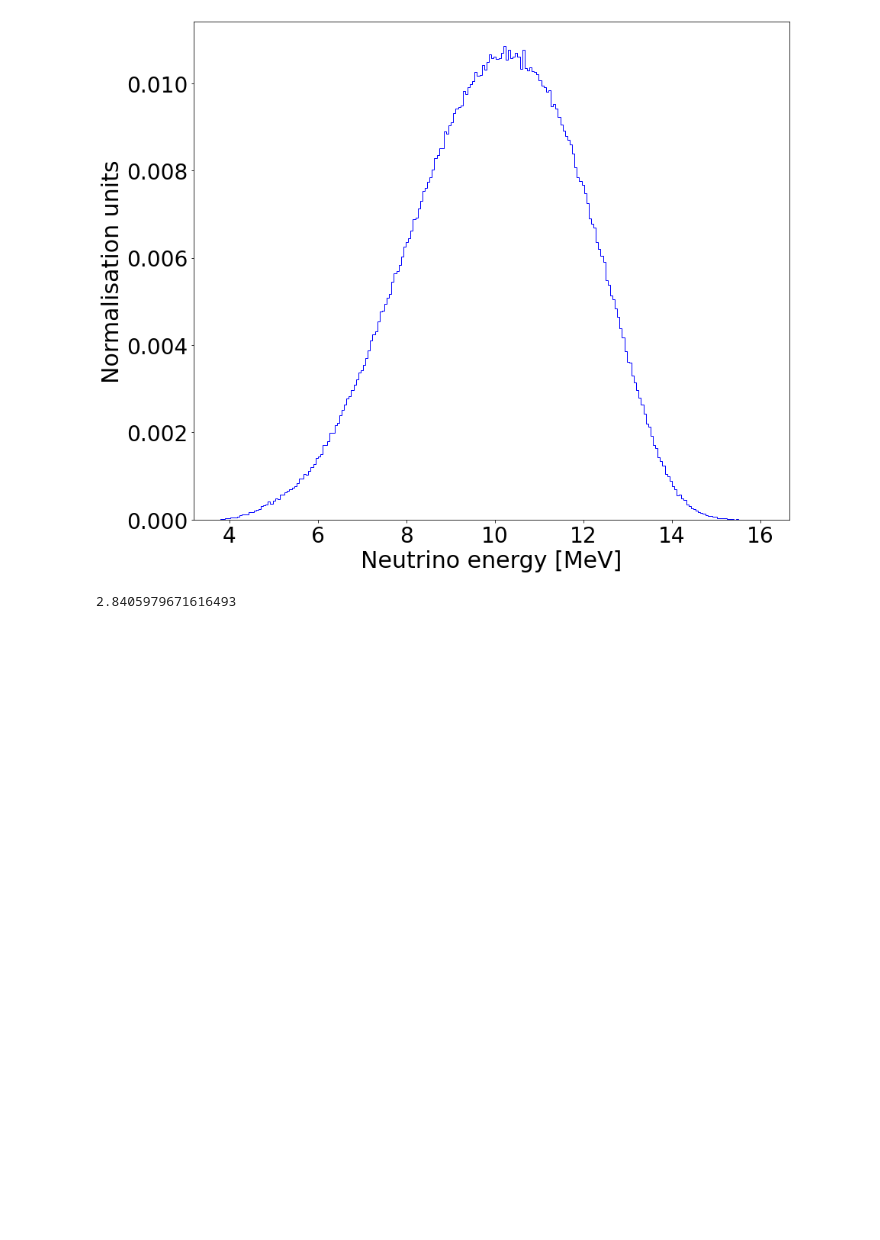
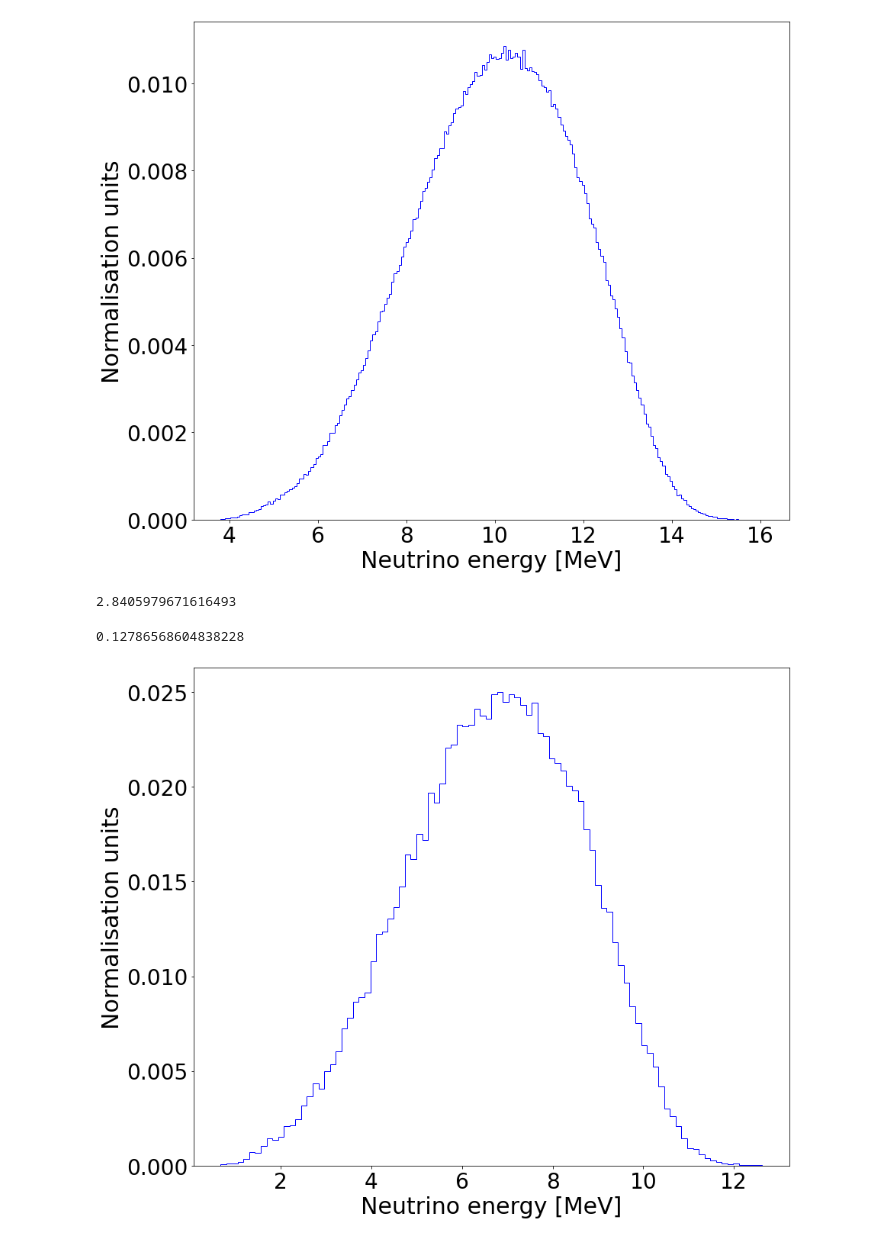
Before and after one commit to nlane314/soLAr-sens, a Jupyter notebook: notebooks/marleyana.ipynb, the cells around one changed output. Saved outputs shown, nothing was run; the diff lists cells and outputs as text; code cells hidden in the pictures; blank space fills up the shorter version.

```diff
--- a/notebooks/marleyana.ipynb
+++ b/notebooks/marleyana.ipynb
@@ -130,3 +130,34 @@ print(np.mean(xsec))
 0.05362651361106389
 [figure]
 2.8405979671616493
+# %%
+
+data = np.concatenate([Ep[0:10000]])
+
+prompt = np.array([])
+
+i = 0
+for array in data:
+
+    if any(1.6 < x < 1.616 for x in array):
+        prompt = np.append(prompt, KEl[i] + (np.sum(array)-1.614-0.03))
+
+    i += 1
+
+plt.figure(figsize=(14,12))
+
+data = [prompt]
+rates = [1]
+
+n, bins, patches = plt.hist(data, weights=hist_weights(rates,data), histtype='step', color='blue', bins=optim_bins(data), alpha=1)
+
+plt.xlabel('Neutrino energy [MeV]',fontsize=30)
+plt.xticks(fontsize=28)
+plt.ylabel('Normalisation units',fontsize=30)
+plt.yticks(fontsize=28)
+#plt.yscale('log')
+
+plt.show()
+# %% [output]
+0.12786568604838228
+[figure, added]
```
